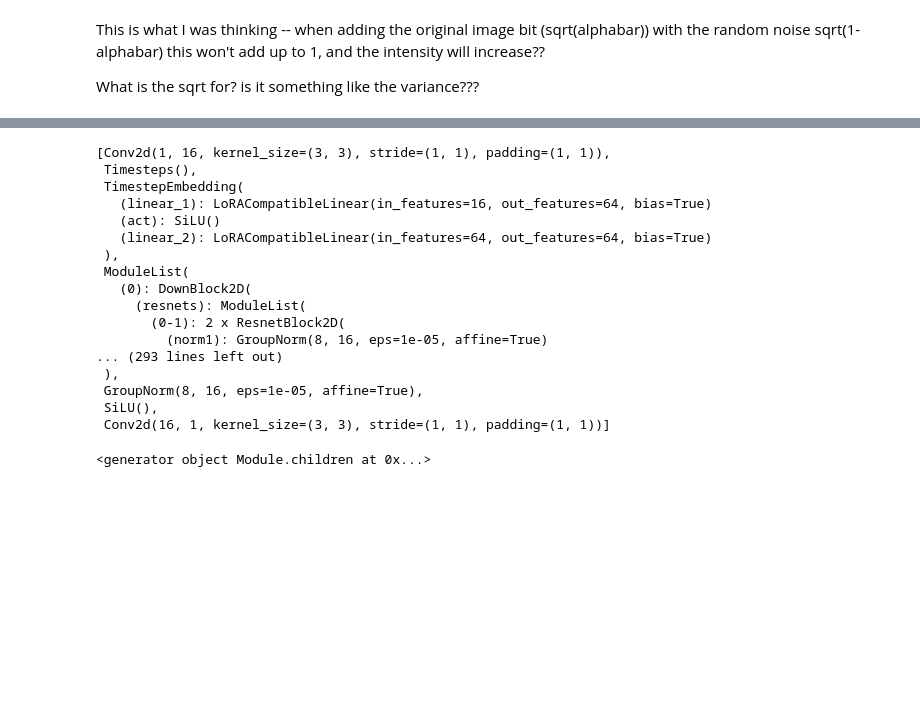
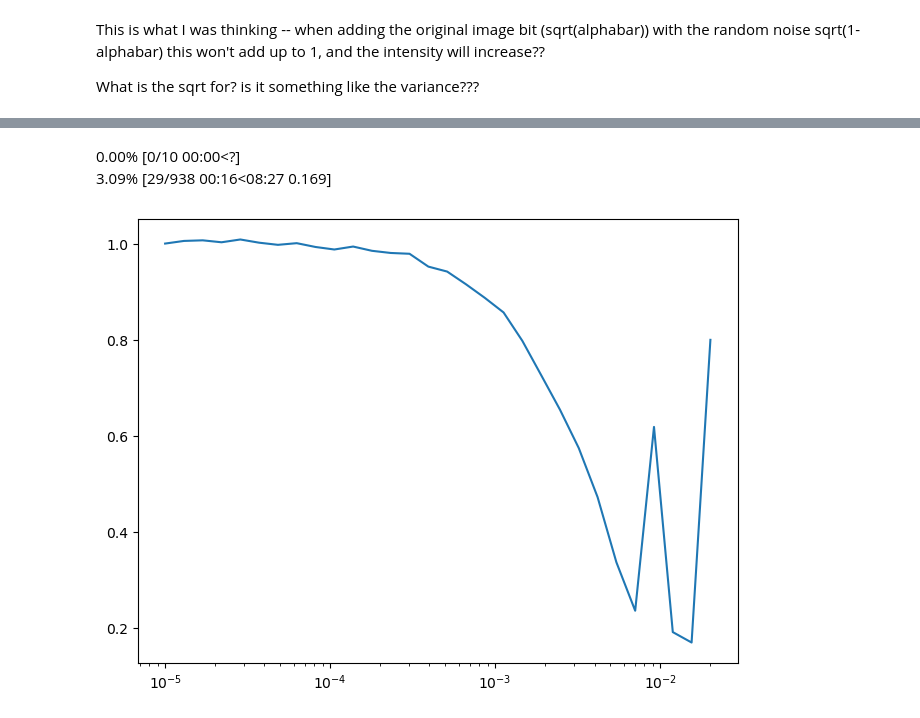
Before and after one commit to tom-pollak/tinyai, a Jupyter notebook: nbs/15_ddpm.ipynb, the cells around one changed output, grey strips where cells are left out. Cells and saved outputs as stored; diff of their text form; code cells hidden in the pictures; blank space fills up the shorter version.

Commit message:
trained ddpm

```diff
--- a/nbs/15_ddpm.ipynb
+++ b/nbs/15_ddpm.ipynb
@@ -31,7 +31,7 @@ import torchvision.transforms.functional as TF
 xmean,xstd = 0.286, 0.353
 
 @inplace
-def transformi(b): b[x] = [TF.to_tensor(o) for o in b[x]]
+def transformi(b): b[x] = [TF.pad(TF.to_tensor(o), (2,2,2,2)) for o in b[x]]
 
 bs = 256
 tds = dsd.with_transform(transformi)
@@ -157,24 +190,45 @@ learn
-# %%
-list(learn.model.children())
-# %% [output]
-[Conv2d(1, 16, kernel_size=(3, 3), stride=(1, 1), padding=(1, 1)),
- Timesteps(),
- TimestepEmbedding(
-   (linear_1): LoRACompatibleLinear(in_features=16, out_features=64, bias=True)
-   (act): SiLU()
-   (linear_2): LoRACompatibleLinear(in_features=64, out_features=64, bias=True)
- ),
- ModuleList(
-   (0): DownBlock2D(
-     (resnets): ModuleList(
-       (0-1): 2 x ResnetBlock2D(
-         (norm1): GroupNorm(8, 16, eps=1e-05, affine=True)
-... (293 lines left out)
- ),
- GroupNorm(8, 16, eps=1e-05, affine=True),
- SiLU(),
- Conv2d(16, 1, kernel_size=(3, 3), stride=(1, 1), padding=(1, 1))]
-# %%
-nn.Sequential(nn.Linear(10,10), nn.ReLU(), nn.Linear(10, 1)).children()
-# %% [output]
-<generator object Module.children at 0x...>
+# %%
+from diffusers import UNet2DModel
+
+class UNet(UNet2DModel):
+    def forward(self, xb, t):
+        return super().forward(xb, t).sample # type: ignore
+
+def init_ddpm(model):
+    for o in model.down_blocks:
+        for p in o.resnets:
+            p.conv2.weight.data.zero_()
+        for p in fc.L(o.downsamplers):
+            init.orthogonal_(p.conv.weight)
+
+    for o in model.up_blocks:
+        for p in o.resnets:
+            p.conv2.weight.data.zero_()
+
+    model.conv_out.weight.data.zero_()
+
+def get_model(nfs=(16,32,64,64)):
+    return UNet(in_channels=1, out_channels=1, block_out_channels=nfs, norm_num_groups=8)
+
+model = get_model()
+init_ddpm(model)
+
+# when we divide by the exponential moving average of the squared gradient
+# we don't want to divide by 0. So we add eps.
+# If eps is really small, this can make the lr *huge*, so we should increase it
+opt_func = partial(optim.AdamW, eps=1e-5)
+
+cbs = [DeviceCB(), TrainCB(n_inp=2), ProgressCB(), PlotLossCB()] # Trainer with n_inp=2
+learn = Learner(model, dls, loss_func=F.mse_loss, opt_func=opt_func, cbs=cbs)
+# learn.summary()
+# %%
+learn.fit(
+    10,
+    lr=1e-5,
+    cbs=LRFinderCB(),
+    ignore_cbs=PlotCB,
+)
+# %% [output]
+0.00% [0/10 00:00<?]
+3.09% [29/938 00:16<08:27 0.169]
+[figure, added]
```
Also changed, not shown: parts of 15 cells of this notebook, 6 other files.
